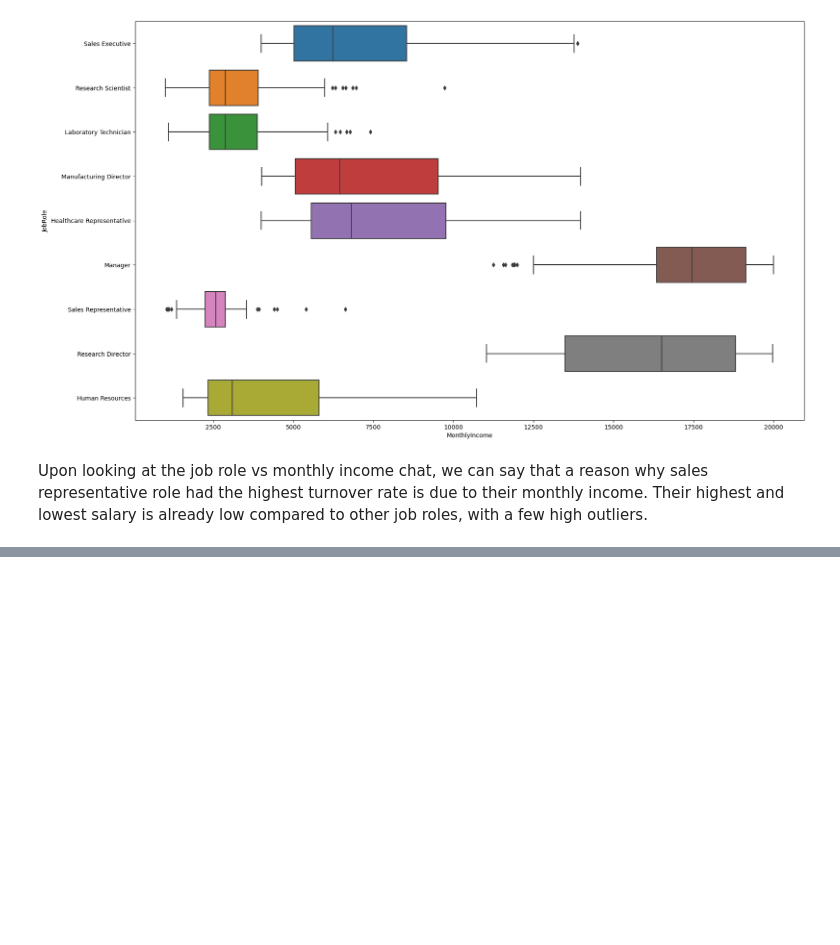
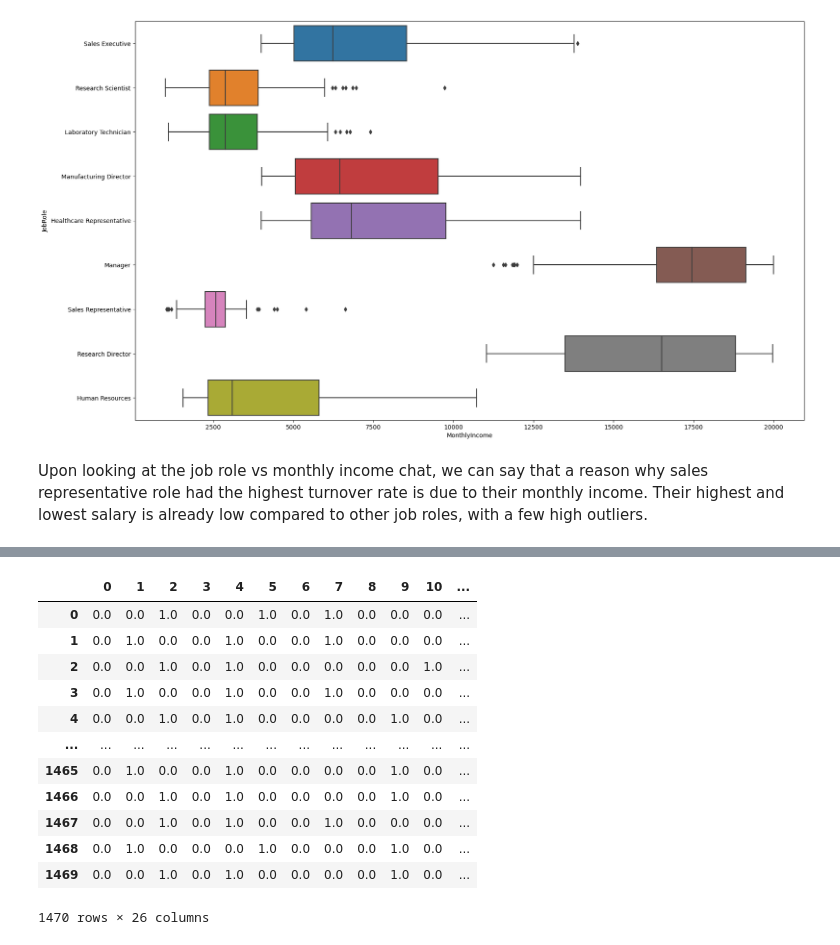
Before and after one commit to YasHabib/Human-resource---Case-Study, a Jupyter notebook: Human_Resource_Case-Study.ipynb, the cells around one changed output, grey strips where cells are left out. Cells and saved outputs as stored; diff of their text form; code cells hidden in the pictures; blank space fills up the shorter version.

Commit message:
Data processed

```diff
--- a/Human_Resource_Case-Study.ipynb
+++ b/Human_Resource_Case-Study.ipynb
@@ -248,0 +252,4 @@ Upon looking at the job role vs monthly income chat, we can say that a reason wh
+# %%
+#Getting all categorical data and changing it to numeric value so it can be used for AI algorithm
+categorical = employee_dataframe[['BusinessTravel', 'Department', 'EducationField', 'Gender', 'JobRole', 'MaritalStatus']]
+categorical
@@ -248,0 +270,23 @@ Upon looking at the job role vs monthly income chat, we can say that a reason wh
+# %%
+from sklearn.preprocessing import OneHotEncoder
+oneHotEncoder = OneHotEncoder()
+categorical = oneHotEncoder.fit_transform(categorical).toarray()
+# %%
+#categorical.toarray()
+categorical = pd.DataFrame(categorical)
+# %%
+categorical
+# %% [output]
+|  | 0 | 1 | 2 | 3 | 4 | 5 | 6 | 7 | 8 | 9 | 10 | ... |
+| 0 | 0.0 | 0.0 | 1.0 | 0.0 | 0.0 | 1.0 | 0.0 | 1.0 | 0.0 | 0.0 | 0.0 | ... |
+| 1 | 0.0 | 1.0 | 0.0 | 0.0 | 1.0 | 0.0 | 0.0 | 1.0 | 0.0 | 0.0 | 0.0 | ... |
+| 2 | 0.0 | 0.0 | 1.0 | 0.0 | 1.0 | 0.0 | 0.0 | 0.0 | 0.0 | 0.0 | 1.0 | ... |
+| 3 | 0.0 | 1.0 | 0.0 | 0.0 | 1.0 | 0.0 | 0.0 | 1.0 | 0.0 | 0.0 | 0.0 | ... |
+| 4 | 0.0 | 0.0 | 1.0 | 0.0 | 1.0 | 0.0 | 0.0 | 0.0 | 0.0 | 1.0 | 0.0 | ... |
+| ... | ... | ... | ... | ... | ... | ... | ... | ... | ... | ... | ... | ... |
+| 1465 | 0.0 | 1.0 | 0.0 | 0.0 | 1.0 | 0.0 | 0.0 | 0.0 | 0.0 | 1.0 | 0.0 | ... |
+| 1466 | 0.0 | 0.0 | 1.0 | 0.0 | 1.0 | 0.0 | 0.0 | 0.0 | 0.0 | 1.0 | 0.0 | ... |
+| 1467 | 0.0 | 0.0 | 1.0 | 0.0 | 1.0 | 0.0 | 0.0 | 1.0 | 0.0 | 0.0 | 0.0 | ... |
+| 1468 | 0.0 | 1.0 | 0.0 | 0.0 | 0.0 | 1.0 | 0.0 | 0.0 | 0.0 | 1.0 | 0.0 | ... |
+| 1469 | 0.0 | 0.0 | 1.0 | 0.0 | 1.0 | 0.0 | 0.0 | 0.0 | 0.0 | 1.0 | 0.0 | ... |
+1470 rows × 26 columns
```
Also changed, not shown: parts of 13 cells of this notebook.
